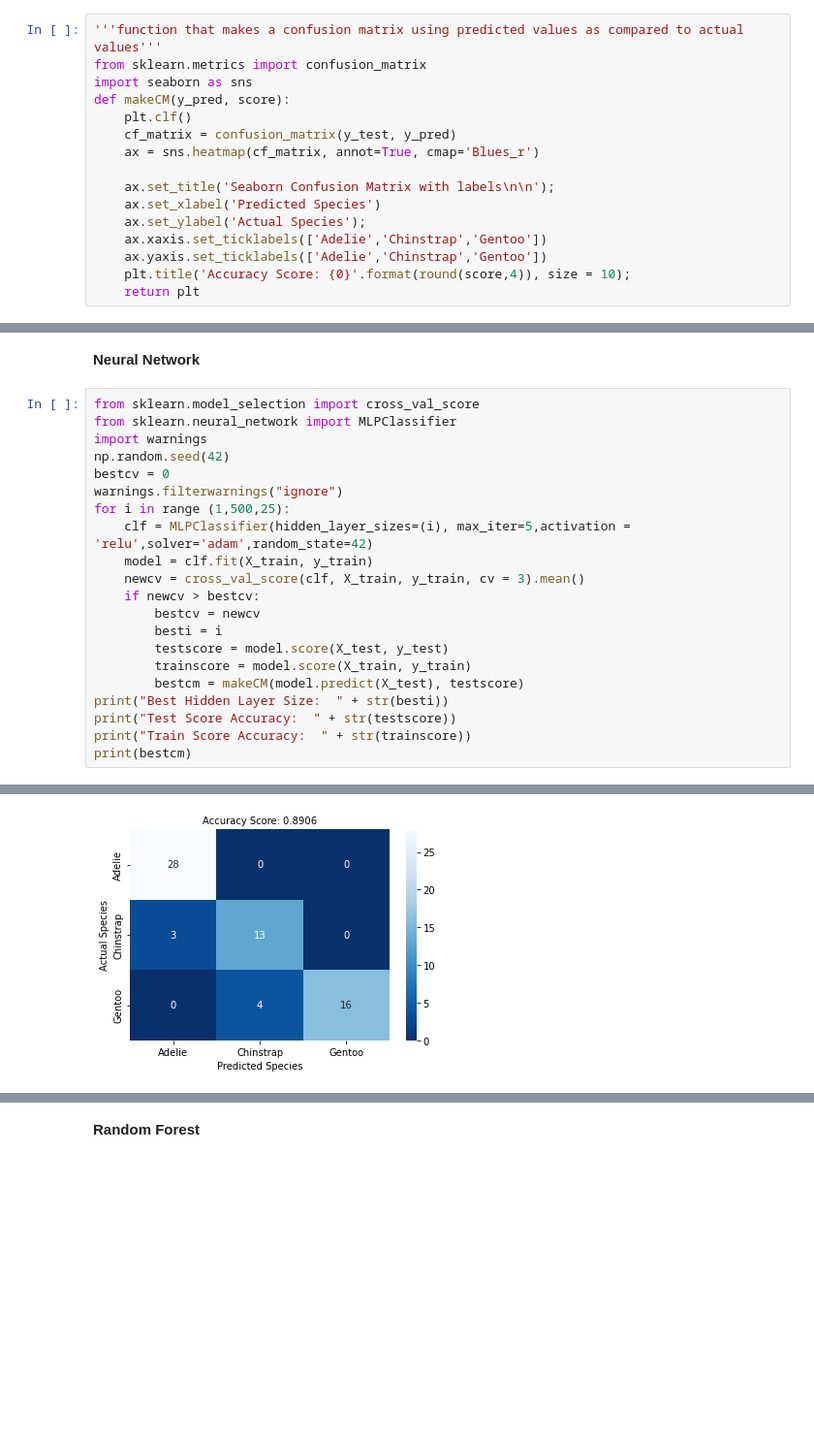
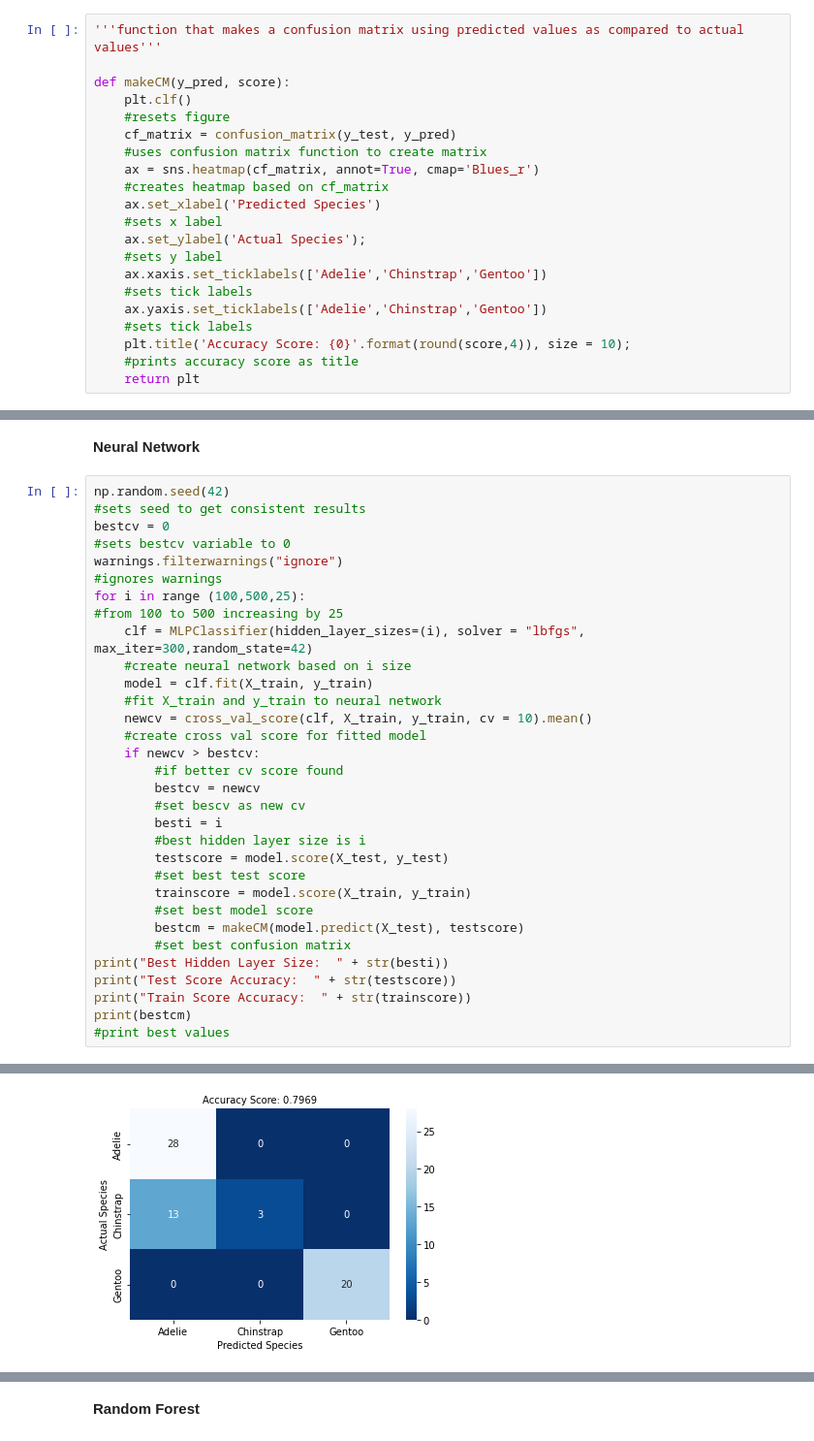
Before and after one commit to ryankkien/penguinsproject, a Jupyter notebook: penguinsproject.ipynb, the cells around one changed output, grey strips where cells are left out. Shown at 97% size. Cells and saved outputs as stored; diff of their text form; blank space fills up the shorter version.

```diff
--- a/penguinsproject.ipynb
+++ b/penguinsproject.ipynb
@@ -206,18 +238,23 @@ y_test = y_test['Species'].to_list()
 # %%
 '''function that makes a confusion matrix using predicted values as compared to actual values'''
-from sklearn.metrics import confusion_matrix
-import seaborn as sns
+
 def makeCM(y_pred, score):
     plt.clf()
+    #resets figure
     cf_matrix = confusion_matrix(y_test, y_pred)
+    #uses confusion matrix function to create matrix
     ax = sns.heatmap(cf_matrix, annot=True, cmap='Blues_r')
-
-    ax.set_title('Seaborn Confusion Matrix with labels\n\n');
+    #creates heatmap based on cf_matrix
     ax.set_xlabel('Predicted Species')
+    #sets x label
     ax.set_ylabel('Actual Species');
+    #sets y label
     ax.xaxis.set_ticklabels(['Adelie','Chinstrap','Gentoo'])
+    #sets tick labels
     ax.yaxis.set_ticklabels(['Adelie','Chinstrap','Gentoo'])
+    #sets tick labels
     plt.title('Accuracy Score: {0}'.format(round(score,4)), size = 10);
+    #prints accuracy score as title
     return plt
 # %%
 """Makes decision boundary"""
@@ -274,24 +310,35 @@ def plot_decision_boundary(model):
 # %% [markdown]
 **Neural Network**
 # %%
-from sklearn.model_selection import cross_val_score
-from sklearn.neural_network import MLPClassifier
-import warnings
 np.random.seed(42)
+#sets seed to get consistent results
 bestcv = 0
+#sets bestcv variable to 0
 warnings.filterwarnings("ignore")
-for i in range (1,500,25):
-    clf = MLPClassifier(hidden_layer_sizes=(i), max_iter=5,activation = 'relu',solver='adam',random_state=42)
+#ignores warnings
+for i in range (100,500,25):
+#from 100 to 500 increasing by 25
+    clf = MLPClassifier(hidden_layer_sizes=(i), solver = "lbfgs", max_iter=300,random_state=42)
+    #create neural network based on i size
     model = clf.fit(X_train, y_train)
-    newcv = cross_val_score(clf, X_train, y_train, cv = 3).mean()
+    #fit X_train and y_train to neural network
+    newcv = cross_val_score(clf, X_train, y_train, cv = 10).mean()
+    #create cross val score for fitted model
     if newcv > bestcv:
+        #if better cv score found
         bestcv = newcv
+        #set bescv as new cv
         besti = i
+        #best hidden layer size is i
         testscore = model.score(X_test, y_test)
+        #set best test score
         trainscore = model.score(X_train, y_train)
+        #set best model score
         bestcm = makeCM(model.predict(X_test), testscore)
+        #set best confusion matrix
 print("Best Hidden Layer Size:  " + str(besti))
 print("Test Score Accuracy:  " + str(testscore))
 print("Train Score Accuracy:  " + str(trainscore))
 print(bestcm)
+#print best values
 # %% [output]
@@ -301,2 +348,2 @@ Train Score Accuracy:  0.95
 <module 'matplotlib.pyplot' from 'C:\\Users\\Wiggles\\anaconda3\\lib\\site-packages\\matplotlib\\pyplot.py'>
-[figure, old version]
+[figure, new version]
```
Also changed, not shown: parts of 20 cells of this notebook.
